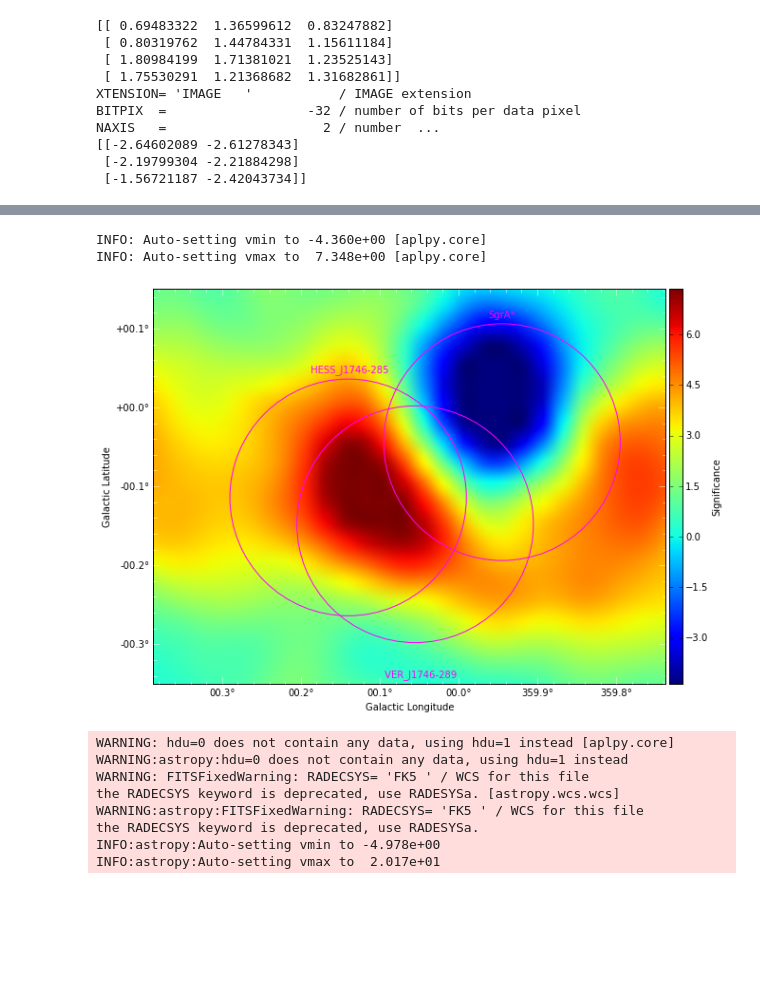
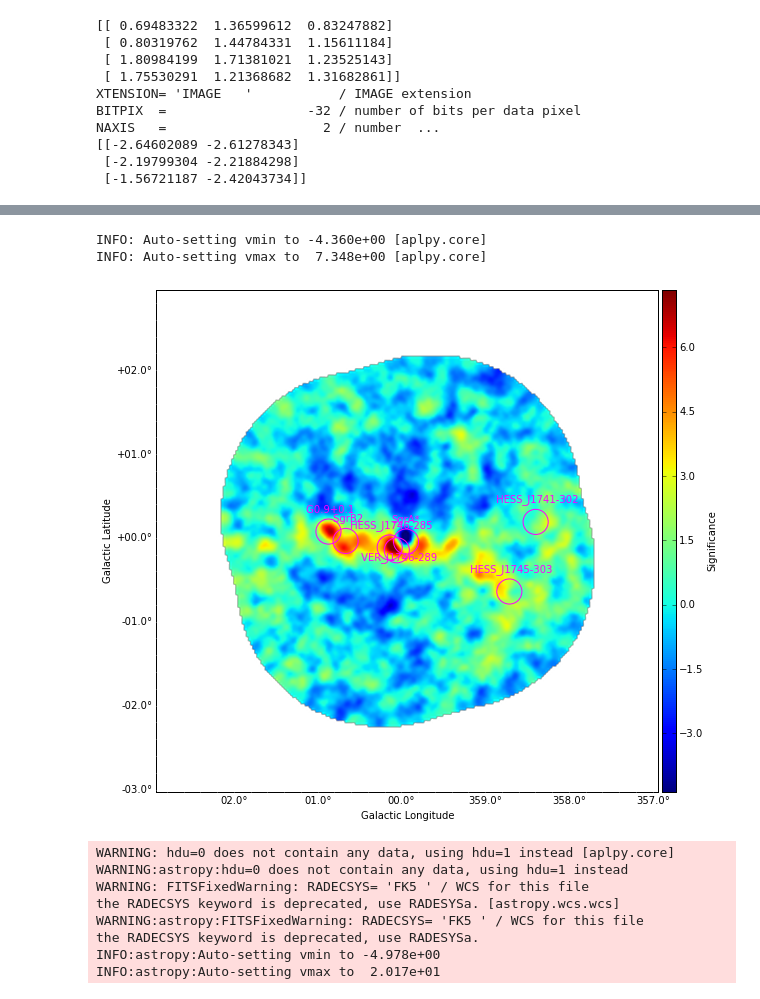
Before and after one commit to MattGPT-ai/analysis-tools-m, a Jupyter notebook: GC/FITS_plots.ipynb, the cells around one changed output, grey strips where cells are left out. Saved outputs shown, nothing was run; the diff lists cells and outputs as text; code cells hidden in the pictures; blank space fills up the shorter version.

Commit message:
got full plots of Sgr A*, but there seems to be a discrepancy with HESS flux points being lower than VERITAS. added G0.9

```diff
--- a/GC/FITS_plots.ipynb
+++ b/GC/FITS_plots.ipynb
@@ -218,9 +219,11 @@ setup_sig_fits(fig_apl)
 fig_apl.show_regions(fitsdir+"stage6_wobble_disp5t_skymap_subtraction_center_SgrA_maps_ds9_full.reg")
 #fig_apl.save('SgrB2_sigmap.pdf')
 
-fig_apl.recenter(0.0625, -0.1, width=0.65, height=0.5) # 1746
+#fig_apl.recenter(0.0625, -0.1, width=0.65, height=0.5) # 1746
 #fig_apl.recenter(-0.25, -0.25, width=3.5, height=1.5) # center
 #fig_apl.recenter(0.7, -0.05, width=0.5, height=0.5) # B2
+
+#plt.savefig(gc_dir+"/plots/skymaps/SgrA_subtracted_sigmap_fits.png")
 # %% [output]
 INFO:astropy:Auto-setting vmin to -4.360e+00
 INFO:astropy:Auto-setting vmax to  7.348e+00
@@ -237,6 +230,6 @@ WARNING:astropy:AstropyDeprecationWarning: The ascard function is deprecated and
 INFO: Auto-setting vmin to -4.360e+00 [aplpy.core]
 INFO: Auto-setting vmax to  7.348e+00 [aplpy.core]
-[figure, old version]
+[figure, new version]
 # %%
 sig_filename_fits = fitsdir + "SgrA_disp5t_excludeMore_skymap_4tels_s6.fits"
 fig_apl = aplpy.FITSFigure(sig_filename_fits)
```
Also changed, not shown: parts of 7 cells of this notebook, 2 other files.
